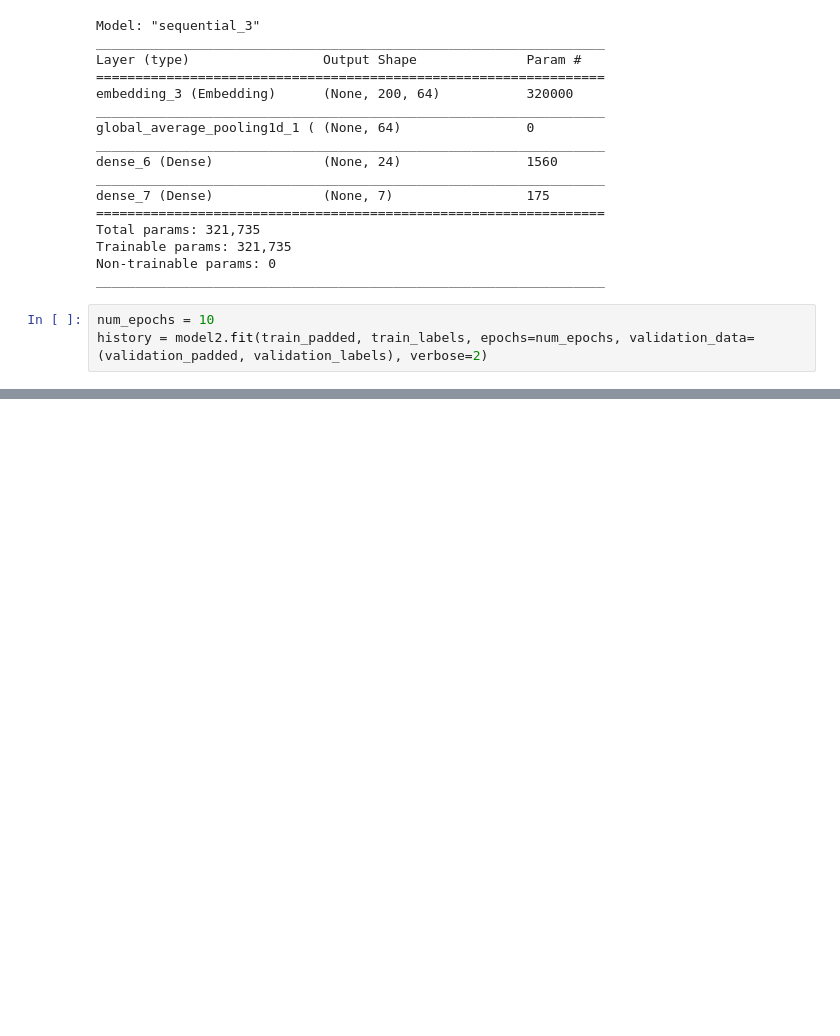
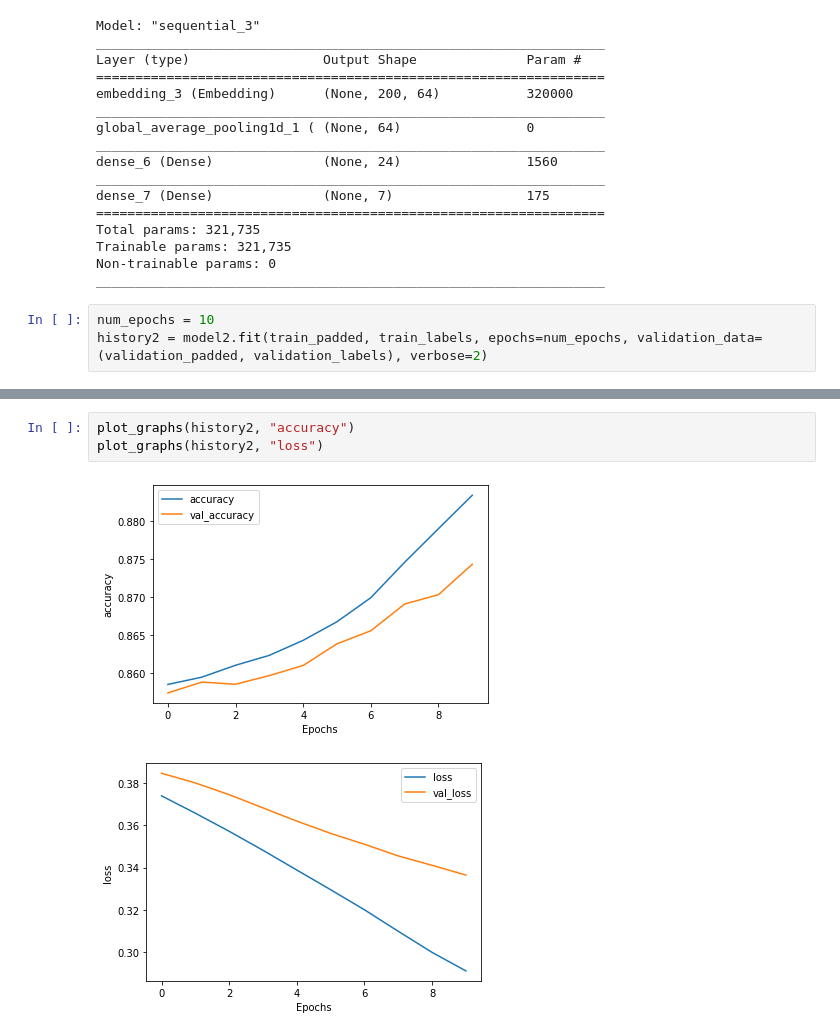
Before and after one commit to jawnpaul/TF-NLP, a Jupyter notebook: Emotion_detector.ipynb, the cells around one changed output, grey strips where cells are left out. Cells and saved outputs as stored; diff of their text form; blank space fills up the shorter version.

Commit message:
Tired to test the two models, second model wins by a landslide, looks like the one to go with

```diff
--- a/Emotion_detector.ipynb
+++ b/Emotion_detector.ipynb
@@ -303,7 +303,7 @@ Non-trainable params: 0
 _________________________________________________________________
 # %%
 num_epochs = 10
-history = model2.fit(train_padded, train_labels, epochs=num_epochs, validation_data=(validation_padded, validation_labels), verbose=2)
+history2 = model2.fit(train_padded, train_labels, epochs=num_epochs, validation_data=(validation_padded, validation_labels), verbose=2)
 # %% [output]
 Train on 6002 samples, validate on 1501 samples
 Epoch 1/10
@@ -324,0 +325,6 @@ Epoch 10/10
+# %%
+plot_graphs(history2, "accuracy")
+plot_graphs(history2, "loss")
+# %% [output]
+[figure, added]
+[figure, added]
```
Also changed, not shown: parts of 2 cells of this notebook.
